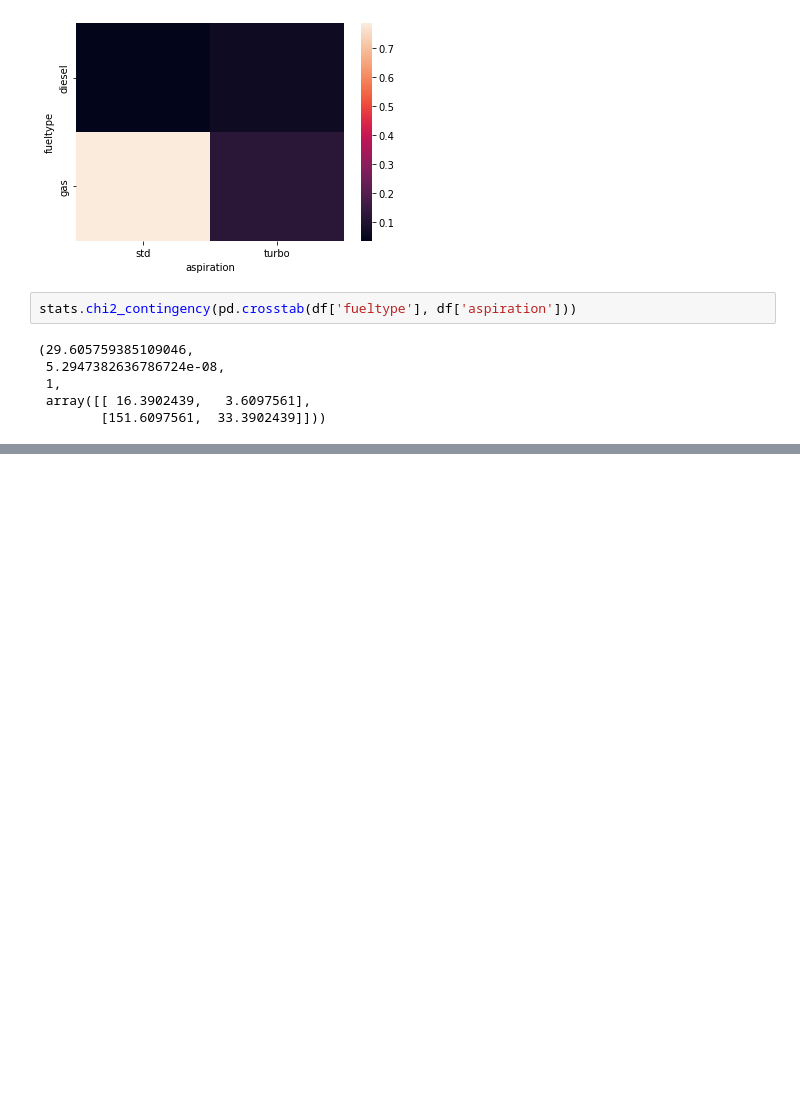
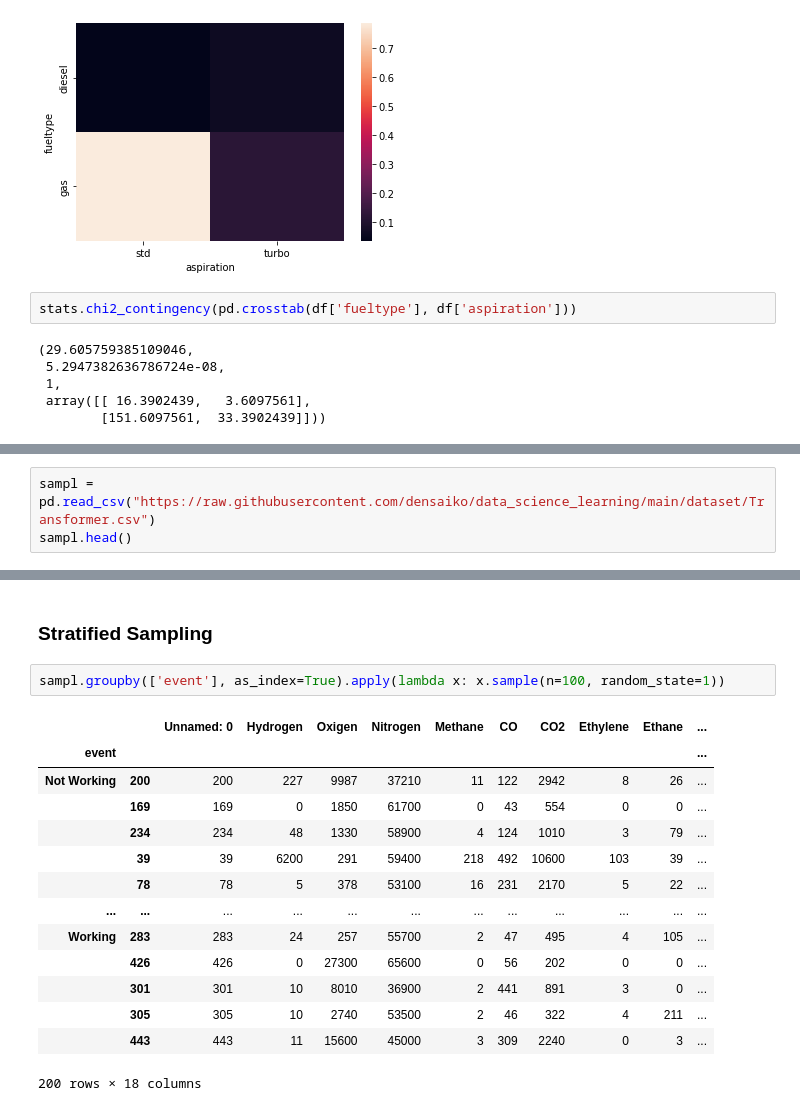
Before and after one commit to royandhika/road_to_ds, a Jupyter notebook: Statistics.ipynb, the cells around one changed output, grey strips where cells are left out. Saved outputs shown, nothing was run; the diff lists cells and outputs as text; blank space fills up the shorter version.

Commit message:
add sampling

```diff
--- a/Statistics.ipynb
+++ b/Statistics.ipynb
@@ -153,0 +159,3 @@ stats.chi2_contingency(pd.crosstab(df['fueltype'], df['aspiration']))
+# %%
+sampl = pd.read_csv("https://raw.githubusercontent.com/densaiko/data_science_learning/main/dataset/Transformer.csv")
+sampl.head()
@@ -153,0 +206,19 @@ stats.chi2_contingency(pd.crosstab(df['fueltype'], df['aspiration']))
+# %% [markdown]
+### Stratified Sampling
+# %%
+sampl.groupby(['event'], as_index=True).apply(lambda x: x.sample(n=100, random_state=1))
+# %% [output]
+|  |  | Unnamed: 0 | Hydrogen | Oxigen | Nitrogen | Methane | CO | CO2 | Ethylene | Ethane | ... |
+| event |  |  |  |  |  |  |  |  |  |  | ... |
+| Not Working | 200 | 200 | 227 | 9987 | 37210 | 11 | 122 | 2942 | 8 | 26 | ... |
+|  | 169 | 169 | 0 | 1850 | 61700 | 0 | 43 | 554 | 0 | 0 | ... |
+|  | 234 | 234 | 48 | 1330 | 58900 | 4 | 124 | 1010 | 3 | 79 | ... |
+|  | 39 | 39 | 6200 | 291 | 59400 | 218 | 492 | 10600 | 103 | 39 | ... |
+|  | 78 | 78 | 5 | 378 | 53100 | 16 | 231 | 2170 | 5 | 22 | ... |
+| ... | ... | ... | ... | ... | ... | ... | ... | ... | ... | ... | ... |
+| Working | 283 | 283 | 24 | 257 | 55700 | 2 | 47 | 495 | 4 | 105 | ... |
+|  | 426 | 426 | 0 | 27300 | 65600 | 0 | 56 | 202 | 0 | 0 | ... |
+|  | 301 | 301 | 10 | 8010 | 36900 | 2 | 441 | 891 | 3 | 0 | ... |
+|  | 305 | 305 | 10 | 2740 | 53500 | 2 | 46 | 322 | 4 | 211 | ... |
+|  | 443 | 443 | 11 | 15600 | 45000 | 3 | 309 | 2240 | 0 | 3 | ... |
+200 rows × 18 columns
```
Also changed, not shown: parts of 12 cells of this notebook.
